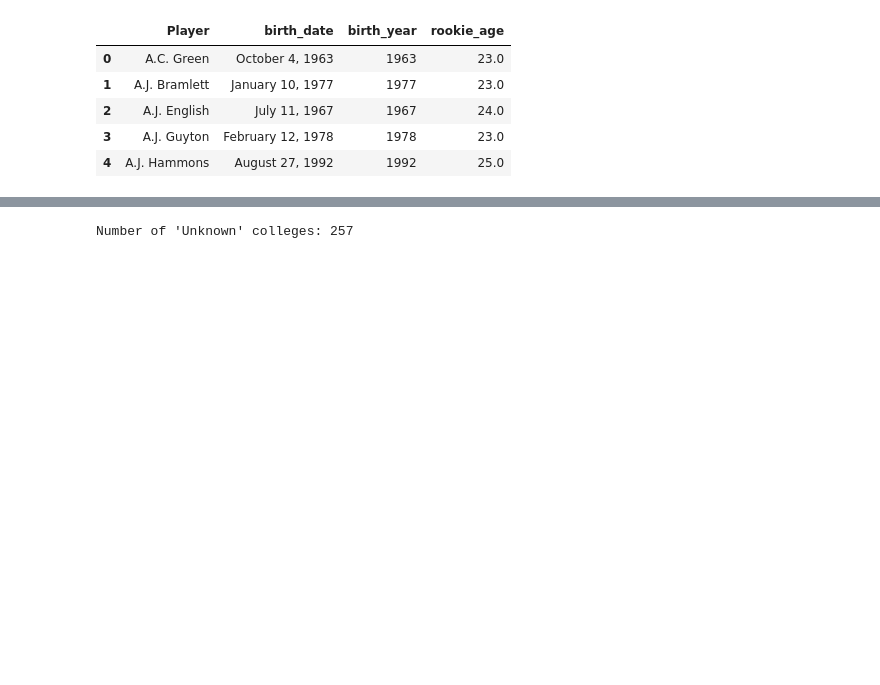
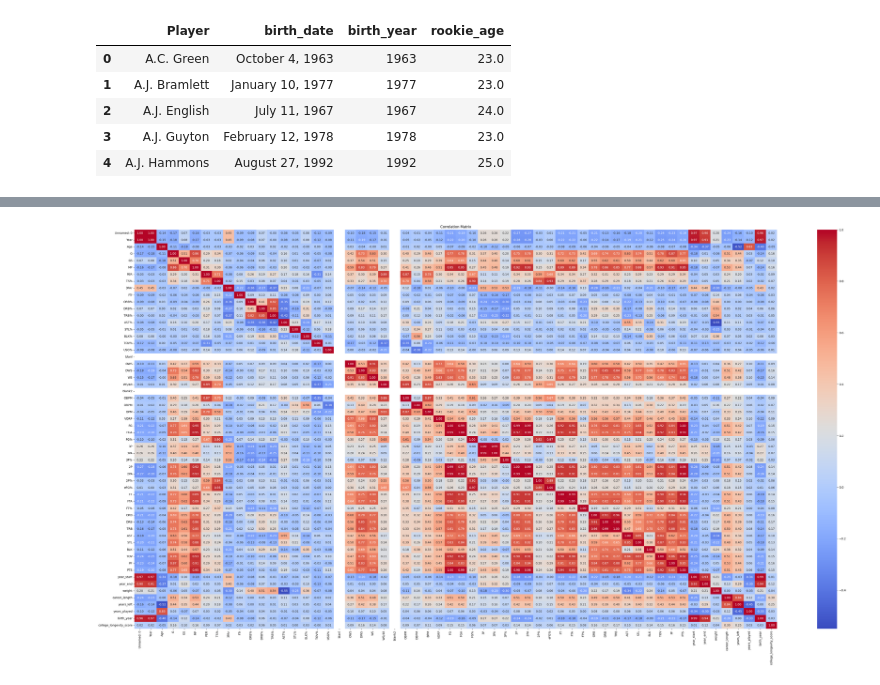
Before and after one commit to ivoryhuoo/NBACareerLongevity, a Jupyter notebook: NBACareerLongevity.ipynb, the cells around one changed output, grey strips where cells are left out. Cells and saved outputs as stored; diff of their text form; code cells hidden in the pictures; blank space fills up the shorter version.

```diff
--- a/NBACareerLongevity.ipynb
+++ b/NBACareerLongevity.ipynb
@@ -94,0 +76,28 @@ merged['Age'] = merged['Year'] - merged['birth_year']
+# %%
+## Rookie Dataframe
+
+# Identify rookie year per player
+rookie_year = merged.groupby(["Player", "birth_date"])["Year"].transform("min")
+
+rookie_rows = merged[merged["Year"] == rookie_year].copy()
+
+def choose_rookie_row(group):
+    # Prefer TOT row if available
+    tot = group[group["Tm"] == "TOT"]
+    if len(tot) > 0:
+        return tot.iloc[0]
+    # else take first chronological row
+    return group.iloc[0]
+
+rookie_df = (
+    rookie_rows.groupby(["Player", "birth_date"], group_keys=False)
+               .apply(choose_rookie_row)
+               .reset_index(drop=True)
+)
+
+# Fill any numeric NA
+num_cols = rookie_df.select_dtypes(include="number").columns
+rookie_df[num_cols] = rookie_df[num_cols].fillna(0)
+
+display(rookie_df.head())
+print("rookie_df shape:", rookie_df.shape)
@@ -191,27 +186,18 @@ display(final_df)
-# %%
-## Feeder School Correlation
-
-# Handle missing colleges (treat all missing as "unknown")
-final_df['college'] = final_df['college'].fillna('Unknown').astype(str)
-
-print("Number of 'Unknown' colleges:", (final_df['college'] == 'Unknown').sum())
-
-# Compute average career length per college (feeder-school strength score)
-college_scores = (
-    rookie_df
-    .groupby('college', as_index=False)['career_length']
-    .mean()
-    .rename(columns={'career_length': 'college_longevity_score'})
-)
-
-# See top feeder schools
-college_scores.sort_values('college_longevity_score', ascending=False).head(10)
-
-# Merge scores back into rookie_df
-final_df = pd.merge(final_df, college_scores, on='college', how='left')
-
-
-#rookie_df[['name', 'college', 'college_longevity_score']].head()
-# %% [output]
-Number of 'Unknown' colleges: 257
+# %%
+# Correlation Matrix FOR ROOKIE_DF
+
+correlation_matrix = rookie_df.corr(numeric_only=True)
+# Create a masked matrix showing only correlations above 0.4 (absolute value)
+# filtered_matrix = correlation_matrix[np.abs(correlation_matrix) >= 0.4]
+
+# Optionally, replace NaNs with a visual indicator (e.g., empty string or a specific color in a heatmap)
+# filtered_matrix = filtered_matrix.fillna('')
+
+# Create a heatmap
+plt.figure(figsize=(50, 25))
+sns.heatmap(correlation_matrix, annot=True, cmap='coolwarm', fmt=".2f")
+plt.title('Correlation Matrix')
+plt.show()
+# %% [output]
+[figure, added]
 # %%
```
Also changed, not shown: parts of 14 cells of this notebook, 1 other file.
